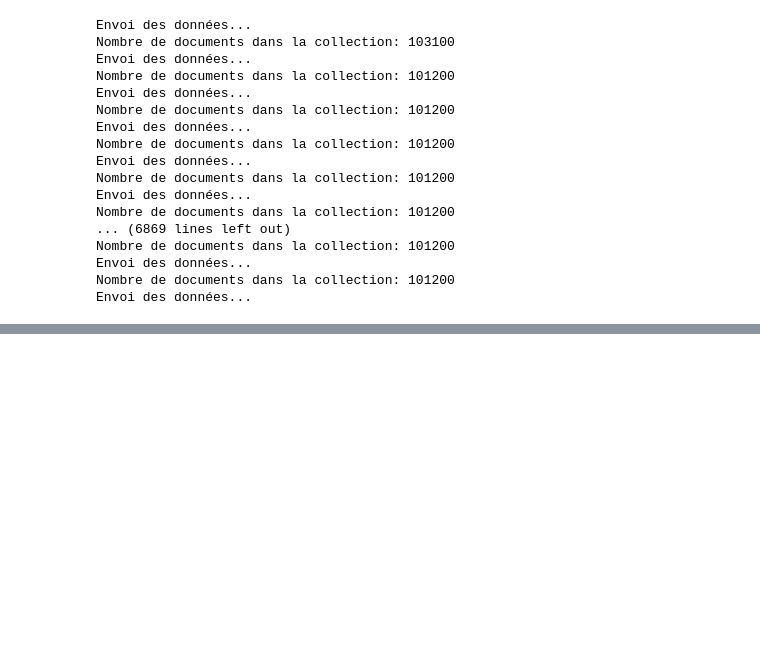
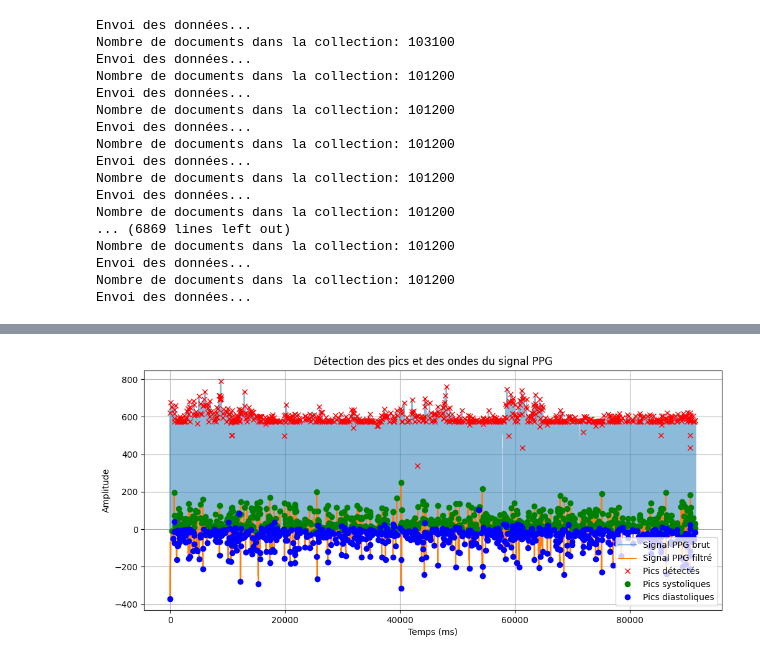
Before and after one commit to breakbuddy-RD/breakbuddy-detection-system, a Jupyter notebook: demo_bitalino.ipynb, the cells around one changed output, grey strips where cells are left out. Drawn from its saved outputs; the diff is of its cells as text; code cells hidden in the pictures; blank space fills up the shorter version.

```diff
--- a/demo_bitalino.ipynb
+++ b/demo_bitalino.ipynb
@@ -240,3 +240,87 @@ Nombre de documents dans la collection: 101200
 Envoi des données...
 Nombre de documents dans la collection: 101200
 Envoi des données...
+# %%
+import json
+import numpy as np
+import pandas as pd
+import scipy.signal as signal
+import matplotlib.pyplot as plt
+from pymongo import MongoClient
+
+def load_ppg_data_from_mongo(mongo_uri, db_name, collection_name):
+    client = MongoClient(mongo_uri)
+    db = client[db_name]
+    collection = db[collection_name]
+
+    # Récupérer les données depuis MongoDB
+    data = list(collection.find())
+    df = pd.DataFrame(data)
+
+    # Conversion du temps en datetime et tri
+    df["time"] = pd.to_datetime(df["time"])
+    df = df.sort_values(by="time")
+    df["time_ms"] = (df["time"] - df["time"].iloc[0]).dt.total_seconds() * 1000
+    return df
+
+def calculate_bpm(df):
+    time_ms = df["time_ms"].values
+    signal_values = df["valeur"].values
+
+    # Détection des pics
+    peaks, _ = signal.find_peaks(signal_values, distance=200)
+
+    # Calcul du BPM
+    peak_intervals = np.diff(time_ms[peaks])
+    bpm = 60000 / np.mean(peak_intervals) if len(peak_intervals) > 0 else None
+
+    return bpm, time_ms, signal_values, peaks, peak_intervals
+
+def analyze_signal_variability(peak_intervals):
+    mean_interval = np.mean(peak_intervals)
+    std_interval = np.std(peak_intervals)
+    variability_index = std_interval / mean_interval if mean_interval != 0 else None
+    return mean_interval, std_interval, variability_index
+
+def detect_ppg_waves(signal_values, sampling_rate=1000):
+    # Filtrage du signal pour mieux détecter les ondes
+    b, a = signal.butter(3, [0.5, 5], btype='bandpass', fs=sampling_rate)
+    filtered_signal = signal.filtfilt(b, a, signal_values)
+
+    # Détection des ondes principales
+    systolic_peaks, _ = signal.find_peaks(filtered_signal, distance=200)
+    diastolic_peaks, _ = signal.find_peaks(-filtered_signal, distance=200)
+
+    return filtered_signal, systolic_peaks, diastolic_peaks
+
+def plot_ppg_signal(time_ms, signal_values, peaks, systolic_peaks, diastolic_peaks, filtered_signal):
+    plt.figure(figsize=(12, 5))
+    plt.plot(time_ms, signal_values, label="Signal PPG brut", alpha=0.5)
+    plt.plot(time_ms, filtered_signal, label="Signal PPG filtré")
+    plt.plot(time_ms[peaks], signal_values[peaks], "rx", label="Pics détectés")
+    plt.plot(time_ms[systolic_peaks], filtered_signal[systolic_peaks], "go", label="Pics systoliques")
+    plt.plot(time_ms[diastolic_peaks], filtered_signal[diastolic_peaks], "bo", label="Pics diastoliques")
+    plt.xlabel("Temps (ms)")
+    plt.ylabel("Amplitude")
+    plt.title("Détection des pics et des ondes du signal PPG")
+    plt.legend()
+    plt.grid()
+    plt.show()
+
+if __name__ == "__main__":
+    MONGO_URI = "mongodb://localhost:27017/"  # Modifier avec votre URI MongoDB
+    DB_NAME = "bitalino"  # Nom de la base de données
+    COLLECTION_NAME = "data"  # Nom de la collection
+
+    df = load_ppg_data_from_mongo(MONGO_URI, DB_NAME, COLLECTION_NAME)
+    bpm, time_ms, signal_values, peaks, peak_intervals = calculate_bpm(df)
+    mean_interval, std_interval, variability_index = analyze_signal_variability(peak_intervals)
+    filtered_signal, systolic_peaks, diastolic_peaks = detect_ppg_waves(signal_values)
+
+    print(f"Fréquence cardiaque estimée : {bpm:.2f} BPM")
+    print(f"Intervalle moyen entre pics : {mean_interval:.2f} ms")
+    print(f"Écart-type des intervalles : {std_interval:.2f} ms")
+    print(f"Indice de variabilité : {variability_index:.4f}")
+
+    plot_ppg_signal(time_ms, signal_values, peaks, systolic_peaks, diastolic_peaks, filtered_signal)
+# %% [output]
@@ -242,0 +331 @@ Envoi des données...
+[figure, added]
```
Also changed, not shown: parts of 1 cell of this notebook, 4 other files.
